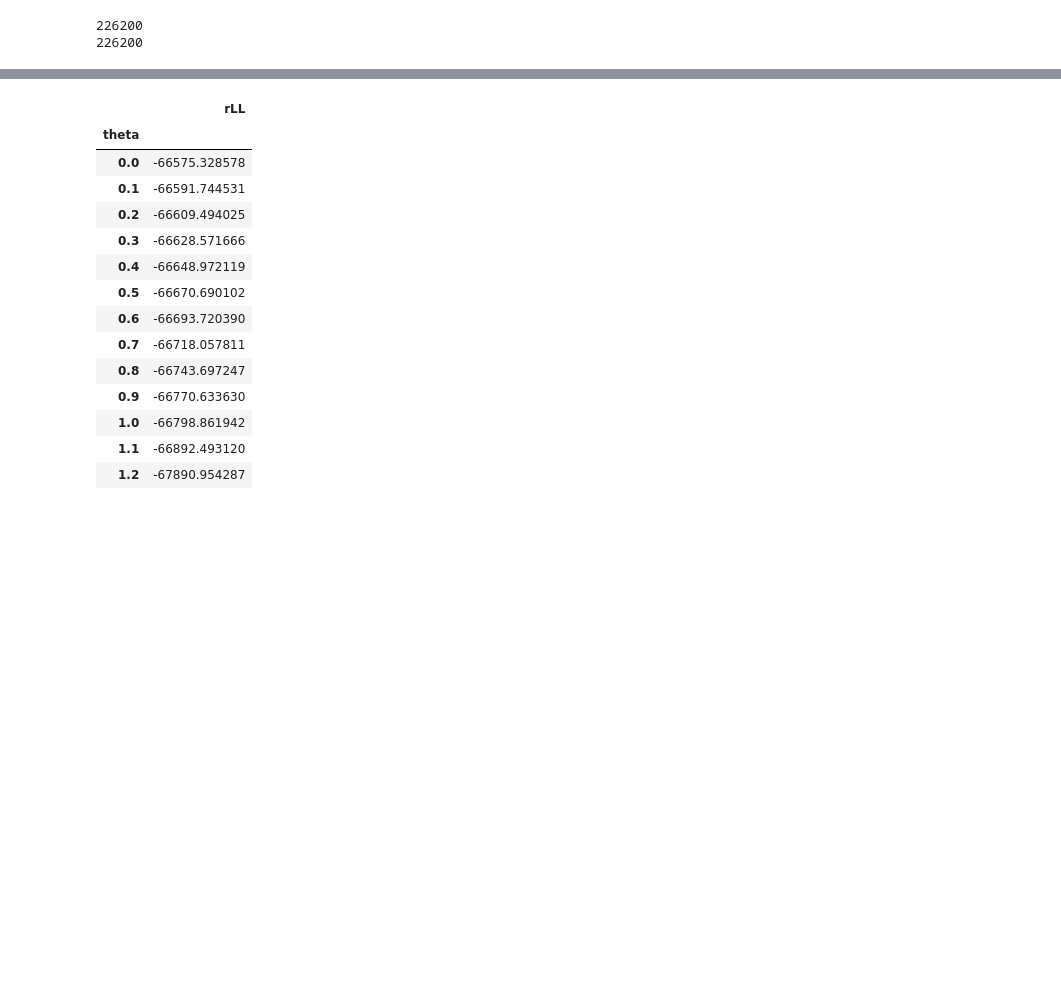
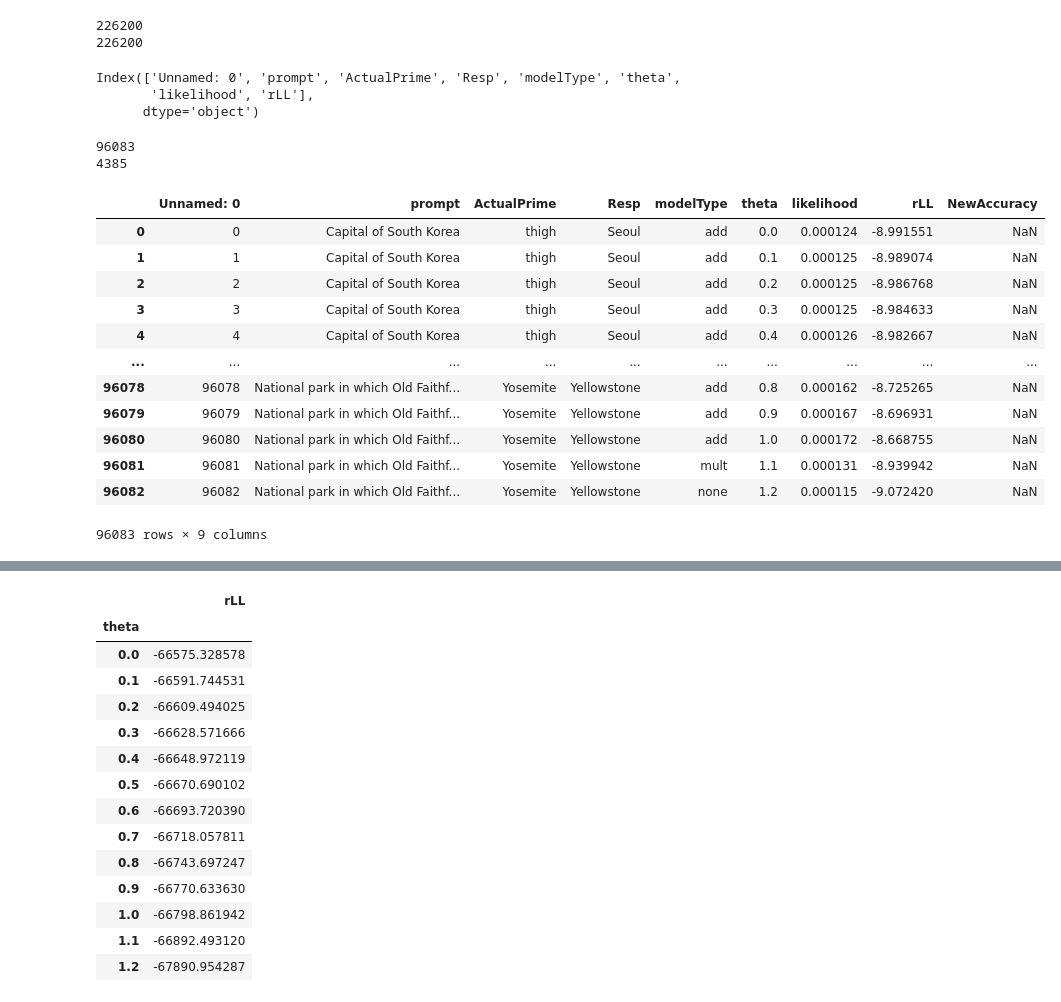
Before and after one commit to abhilasha-kumar/modeling-lexical-retrieval, a Jupyter notebook: LexicalRetrieval.ipynb, the cells around one changed output, grey strips where cells are left out. Drawn from its saved outputs; the diff is of its cells as text; code cells hidden in the pictures; blank space fills up the shorter version.

```diff
--- a/LexicalRetrieval.ipynb
+++ b/LexicalRetrieval.ipynb
@@ -1105,0 +1112,6 @@ targLLdf = pd.read_csv("/content/drive/My Drive/LexicalRetrieval-2021/TargetLogL
+# %%
+respLLdf.columns
+# %% [output]
+Index(['Unnamed: 0', 'prompt', 'ActualPrime', 'Resp', 'modelType', 'theta',
+       'likelihood', 'rLL'],
+      dtype='object')
@@ -1105,0 +1125,22 @@ targLLdf = pd.read_csv("/content/drive/My Drive/LexicalRetrieval-2021/TargetLogL
+# %%
+print(len(respLLdf))
+print(len(mergeddata))
+# %% [output]
+96083
+4385
+# %%
+respLLdf.merge(mergeddata, how='left')
+# %% [output]
+|  | Unnamed: 0 | prompt | ActualPrime | Resp | modelType | theta | likelihood | rLL | NewAccuracy |
+| 0 | 0 | Capital of South Korea | thigh | Seoul | add | 0.0 | 0.000124 | -8.991551 | NaN |
+| 1 | 1 | Capital of South Korea | thigh | Seoul | add | 0.1 | 0.000125 | -8.989074 | NaN |
+| 2 | 2 | Capital of South Korea | thigh | Seoul | add | 0.2 | 0.000125 | -8.986768 | NaN |
+| 3 | 3 | Capital of South Korea | thigh | Seoul | add | 0.3 | 0.000125 | -8.984633 | NaN |
+| 4 | 4 | Capital of South Korea | thigh | Seoul | add | 0.4 | 0.000126 | -8.982667 | NaN |
+| ... | ... | ... | ... | ... | ... | ... | ... | ... | ... |
+| 96078 | 96078 | National park in which Old Faithf... | Yosemite | Yellowstone | add | 0.8 | 0.000162 | -8.725265 | NaN |
+| 96079 | 96079 | National park in which Old Faithf... | Yosemite | Yellowstone | add | 0.9 | 0.000167 | -8.696931 | NaN |
+| 96080 | 96080 | National park in which Old Faithf... | Yosemite | Yellowstone | add | 1.0 | 0.000172 | -8.668755 | NaN |
+| 96081 | 96081 | National park in which Old Faithf... | Yosemite | Yellowstone | mult | 1.1 | 0.000131 | -8.939942 | NaN |
+| 96082 | 96082 | National park in which Old Faithf... | Yosemite | Yellowstone | none | 1.2 | 0.000115 | -9.072420 | NaN |
+96083 rows × 9 columns
```
Also changed, not shown: parts of 21 cells of this notebook.
